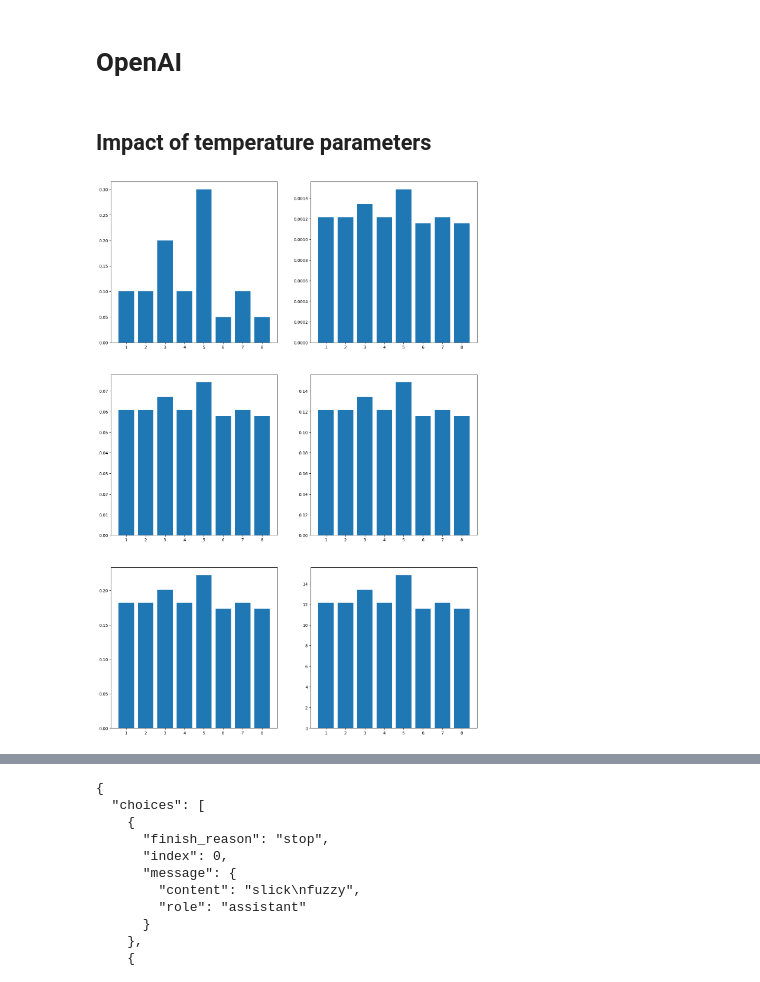
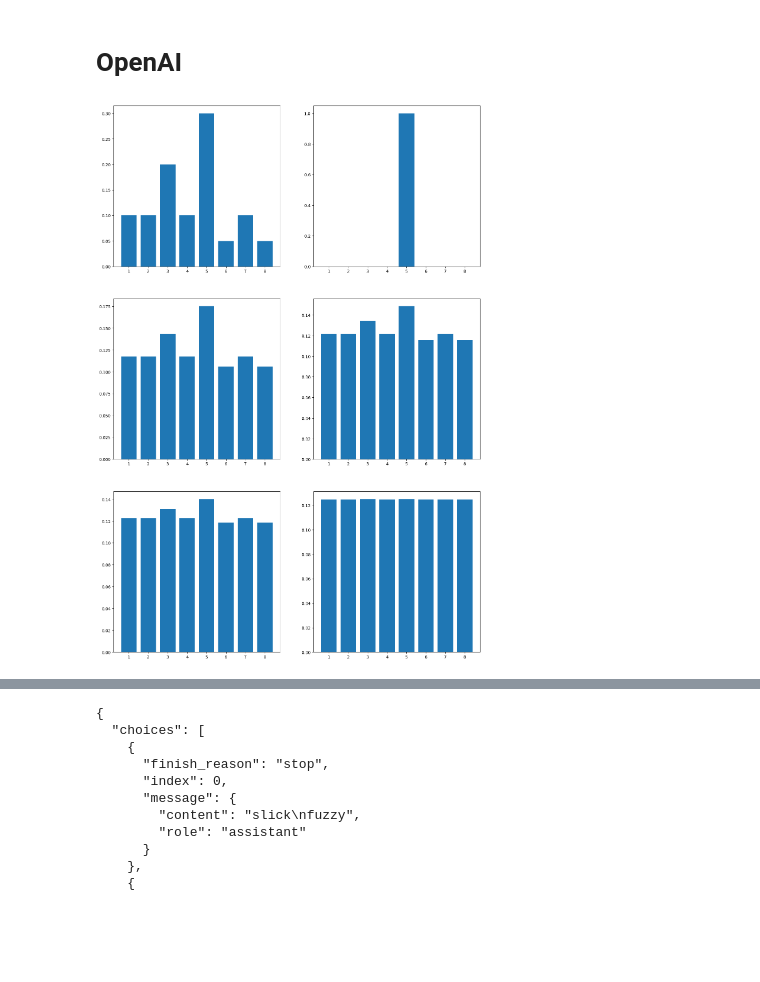
Before and after one commit to benjaminlq/prompt-engineering, a Jupyter notebook: notebook/chatgpt.ipynb, the cells around one changed output, grey strips where cells are left out. Saved outputs shown, nothing was run; the diff lists cells and outputs as text; code cells hidden in the pictures; blank space fills up the shorter version.

```diff
--- a/notebook/chatgpt.ipynb
+++ b/notebook/chatgpt.ipynb
@@ -36,27 +36,25 @@ def extract_best(response_obj):
     return response_obj["choice"]
 # %% [markdown]
 # OpenAI
-# %% [markdown]
-## Impact of temperature parameters
 # %%
 p = np.array([0.1, 0.1, 0.2, 0.1, 0.3, 0.05, 0.1, 0.05])
 ts = [0.01, 0.5, 1, 1.5, 100]
 
 plt.figure(figsize=(16, 24))
 
 plt.subplot(3,2,1)
 plt.bar(list(range(1, len(p) + 1)), p)
 
 plot_idx = 2
 for t in ts:
-    exp_p = np.exp(p)
-    sum_exp = (exp_p/t).sum()
+    exp_p = np.exp(p/t)
+    sum_exp = exp_p.sum()
     softmax_p = exp_p/sum_exp
     plt.subplot(3,2,plot_idx)
     plt.bar(list(range(1, len(p) + 1)), softmax_p)
     plot_idx += 1
 # %% [output]
-[figure, old version]
+[figure, new version]
 # %%
 if os.getenv("OPENAI_API_KEY"):
     openai.api_key = os.environ["OPENAI_API_KEY"]
```
Also changed, not shown: parts of 1 cell of this notebook.
